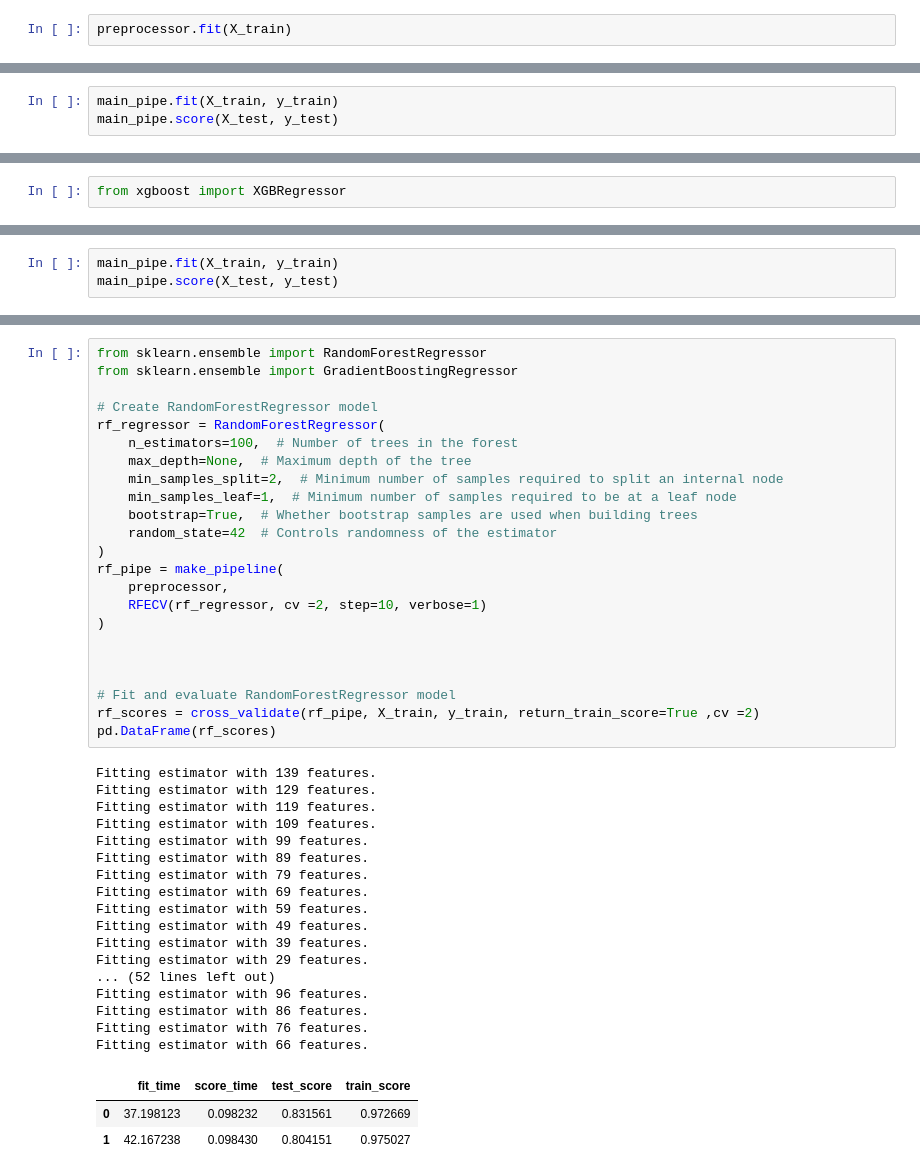
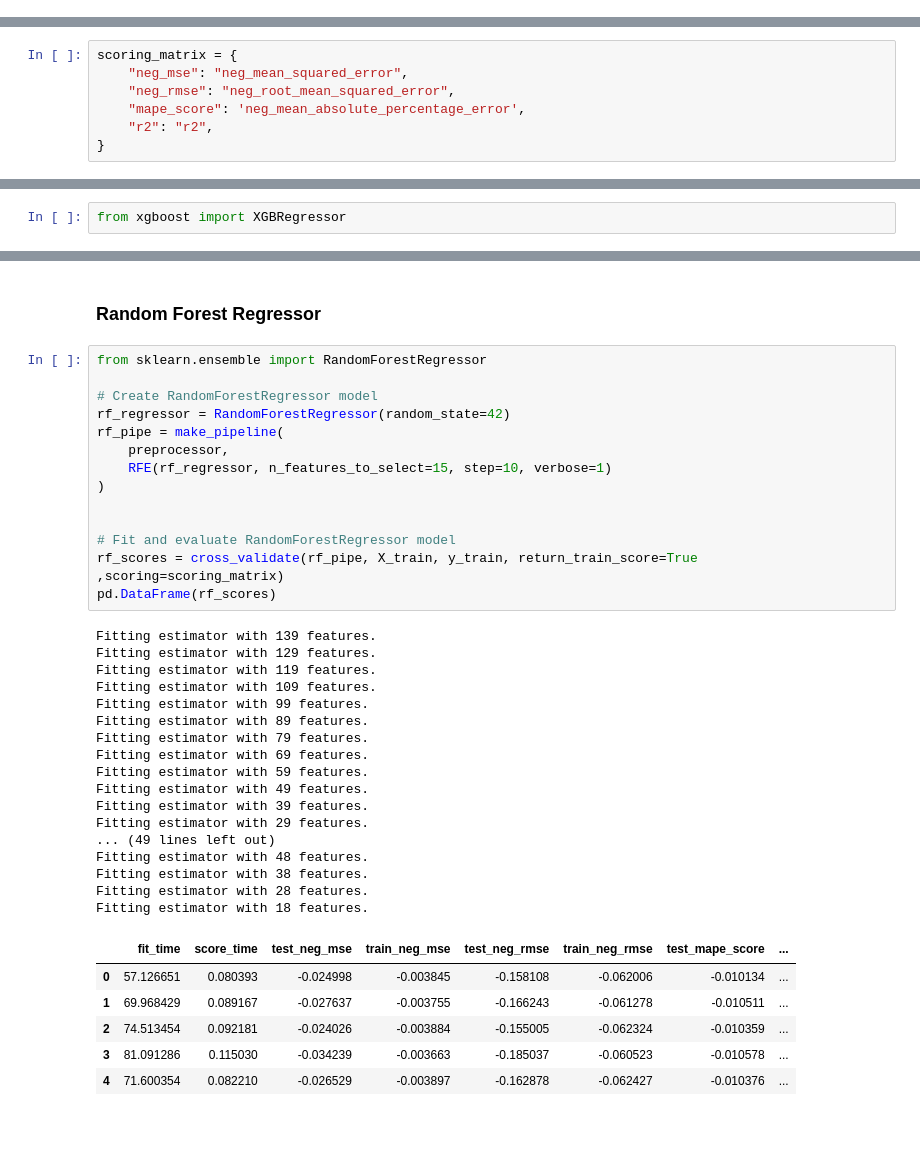
Before and after one commit to tonyyoung3/data_analytics, a Jupyter notebook: group_final/ML_FinalProject.ipynb, the cells around one changed output, grey strips where cells are left out. Cells and saved outputs as stored; diff of their text form; blank space fills up the shorter version.

```diff
--- a/group_final/ML_FinalProject.ipynb
+++ b/group_final/ML_FinalProject.ipynb
@@ -767,5 +759,3 @@ ColumnTransformer(remainder='passthrough',
                                   'Parking.1', 'Security', 'Water Storage',
                                   'Private Terrace/Garden', 'Vaastu Compliant',
                                   'Service/Goods Lift', 'Air Conditioned', ...])])
-# %%
-preprocessor.fit(X_train)
@@ -803,0 +781,7 @@ from sklearn.linear_model import Ridge
+# %%
+scoring_matrix = {
+    "neg_mse": "neg_mean_squared_error",
+    "neg_rmse": "neg_root_mean_squared_error",
+    "mape_score": 'neg_mean_absolute_percentage_error',
+    "r2": "r2",
+}
@@ -839,3 +807,0 @@ Fitting estimator with 38 features.
-# %%
-main_pipe.fit(X_train, y_train)
-main_pipe.score(X_test, y_test)
@@ -921,3 +878,0 @@ Fitting estimator with 18 features.
-# %%
-main_pipe.fit(X_train, y_train)
-main_pipe.score(X_test, y_test)
@@ -984,46 +937,42 @@ array(['numeric__Maintenance Charges', 'numeric__Bathroom',
        'categorical__24H Water_1.0', 'categorical__Piped Gas_1'],
       dtype=object)
+# %% [markdown]
+### Random Forest Regressor
 # %%
 from sklearn.ensemble import RandomForestRegressor
-from sklearn.ensemble import GradientBoostingRegressor
 
 # Create RandomForestRegressor model
-rf_regressor = RandomForestRegressor(
-    n_estimators=100,  # Number of trees in the forest
-    max_depth=None,  # Maximum depth of the tree
-    min_samples_split=2,  # Minimum number of samples required to split an internal node
-    min_samples_leaf=1,  # Minimum number of samples required to be at a leaf node
-    bootstrap=True,  # Whether bootstrap samples are used when building trees
-    random_state=42  # Controls randomness of the estimator
-)
+rf_regressor = RandomForestRegressor(random_state=42)
 rf_pipe = make_pipeline(
     preprocessor,
-    RFECV(rf_regressor, cv =2, step=10, verbose=1)
+    RFE(rf_regressor, n_features_to_select=15, step=10, verbose=1)
 )
 
 
-
 # Fit and evaluate RandomForestRegressor model
-rf_scores = cross_validate(rf_pipe, X_train, y_train, return_train_score=True ,cv =2)
+rf_scores = cross_validate(rf_pipe, X_train, y_train, return_train_score=True ,scoring=scoring_matrix)
 pd.DataFrame(rf_scores)
 # %% [output]
 Fitting estimator with 139 features.
 Fitting estimator with 129 features.
 Fitting estimator with 119 features.
 Fitting estimator with 109 features.
 Fitting estimator with 99 features.
 Fitting estimator with 89 features.
 Fitting estimator with 79 features.
 Fitting estimator with 69 features.
 Fitting estimator with 59 features.
 Fitting estimator with 49 features.
 Fitting estimator with 39 features.
 Fitting estimator with 29 features.
-... (52 lines left out)
-Fitting estimator with 96 features.
-Fitting estimator with 86 features.
-Fitting estimator with 76 features.
-Fitting estimator with 66 features.
+... (49 lines left out)
+Fitting estimator with 48 features.
+Fitting estimator with 38 features.
+Fitting estimator with 28 features.
+Fitting estimator with 18 features.
-|  | fit_time | score_time | test_score | train_score |
-| 0 | 37.198123 | 0.098232 | 0.831561 | 0.972669 |
-| 1 | 42.167238 | 0.098430 | 0.804151 | 0.975027 |
+|  | fit_time | score_time | test_neg_mse | train_neg_mse | test_neg_rmse | train_neg_rmse | test_mape_score | ... |
+| 0 | 57.126651 | 0.080393 | -0.024998 | -0.003845 | -0.158108 | -0.062006 | -0.010134 | ... |
+| 1 | 69.968429 | 0.089167 | -0.027637 | -0.003755 | -0.166243 | -0.061278 | -0.010511 | ... |
+| 2 | 74.513454 | 0.092181 | -0.024026 | -0.003884 | -0.155005 | -0.062324 | -0.010359 | ... |
+| 3 | 81.091286 | 0.115030 | -0.034239 | -0.003663 | -0.185037 | -0.060523 | -0.010578 | ... |
+| 4 | 71.600354 | 0.082210 | -0.026529 | -0.003897 | -0.162878 | -0.062427 | -0.010376 | ... |
```
Also changed, not shown: parts of 48 cells of this notebook.
